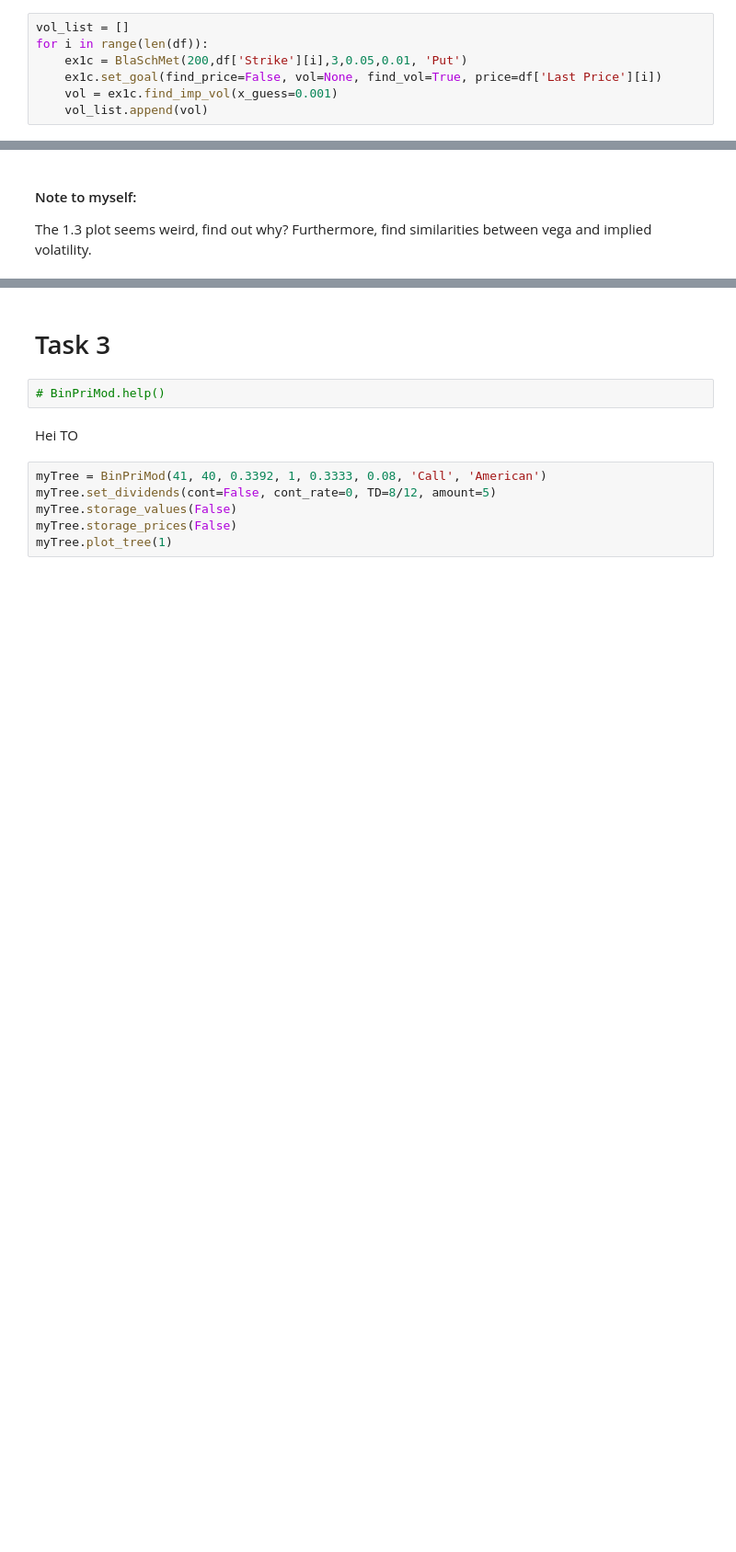
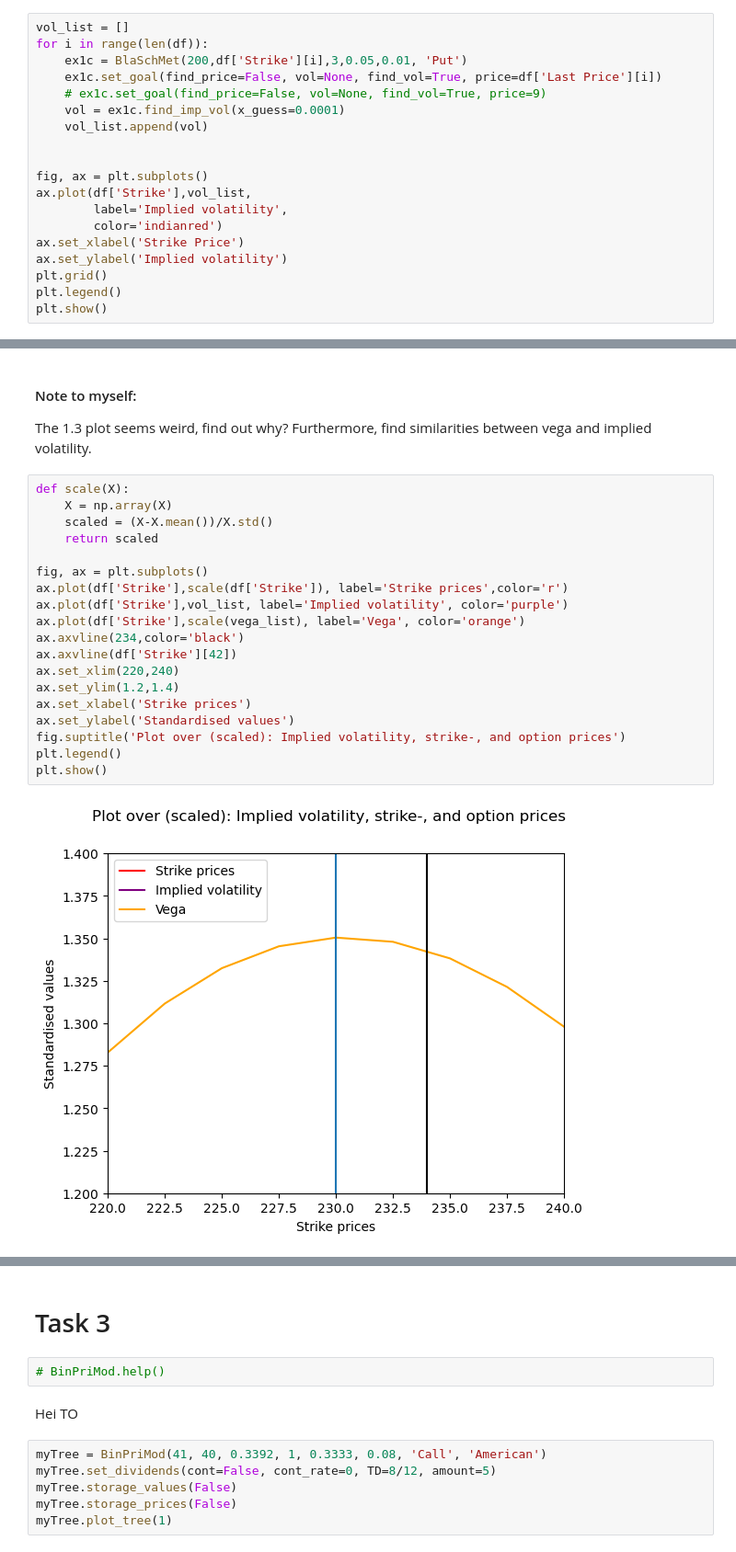
Before and after one commit to DataJakob/Various-School-Projects, a Jupyter notebook: Project_Evaluation_and_Finance/deliverable.ipynb, the cells around one changed output, grey strips where cells are left out. Shown at 92% size. Drawn from its saved outputs; the diff is of its cells as text; blank space fills up the shorter version.

```diff
--- a/Project_Evaluation_and_Finance/deliverable.ipynb
+++ b/Project_Evaluation_and_Finance/deliverable.ipynb
@@ -39,5 +40,17 @@ vol_list = []
 for i in range(len(df)):
     ex1c = BlaSchMet(200,df['Strike'][i],3,0.05,0.01, 'Put')
     ex1c.set_goal(find_price=False, vol=None, find_vol=True, price=df['Last Price'][i])
-    vol = ex1c.find_imp_vol(x_guess=0.001)
+    # ex1c.set_goal(find_price=False, vol=None, find_vol=True, price=9)
+    vol = ex1c.find_imp_vol(x_guess=0.0001)
     vol_list.append(vol)
+
+
+fig, ax = plt.subplots()
+ax.plot(df['Strike'],vol_list,
+        label='Implied volatility',
+        color='indianred')
+ax.set_xlabel('Strike Price')
+ax.set_ylabel('Implied volatility')
+plt.grid()
+plt.legend()
+plt.show()
@@ -94,3 +94,24 @@ plt.savefig('1d.PNG')
 # %% [markdown]
 <h4> Note to myself: </h4>
 <p> The 1.3 plot seems weird, find out why? Furthermore, find similarities between vega and implied volatility.
+# %%
+def scale(X):
+    X = np.array(X)
+    scaled = (X-X.mean())/X.std()
+    return scaled
+
+fig, ax = plt.subplots()
+ax.plot(df['Strike'],scale(df['Strike']), label='Strike prices',color='r')
+ax.plot(df['Strike'],vol_list, label='Implied volatility', color='purple')
+ax.plot(df['Strike'],scale(vega_list), label='Vega', color='orange')
+ax.axvline(234,color='black')
+ax.axvline(df['Strike'][42])
+ax.set_xlim(220,240)
+ax.set_ylim(1.2,1.4)
+ax.set_xlabel('Strike prices')
+ax.set_ylabel('Standardised values')
+fig.suptitle('Plot over (scaled): Implied volatility, strike-, and option prices')
+plt.legend()
+plt.show()
+# %% [output]
+[figure, added]
```
Also changed, not shown: parts of 17 cells of this notebook, 1 other file.
